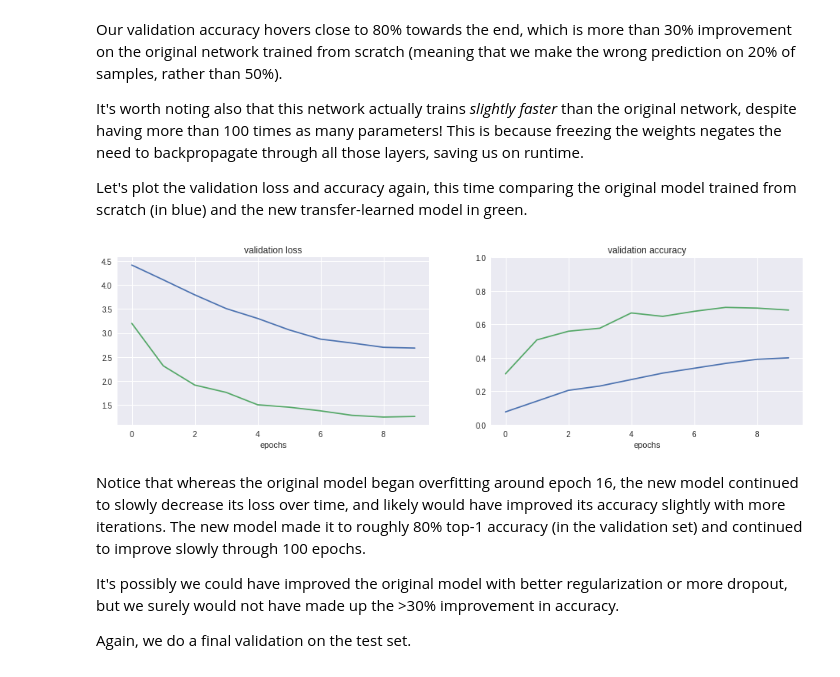
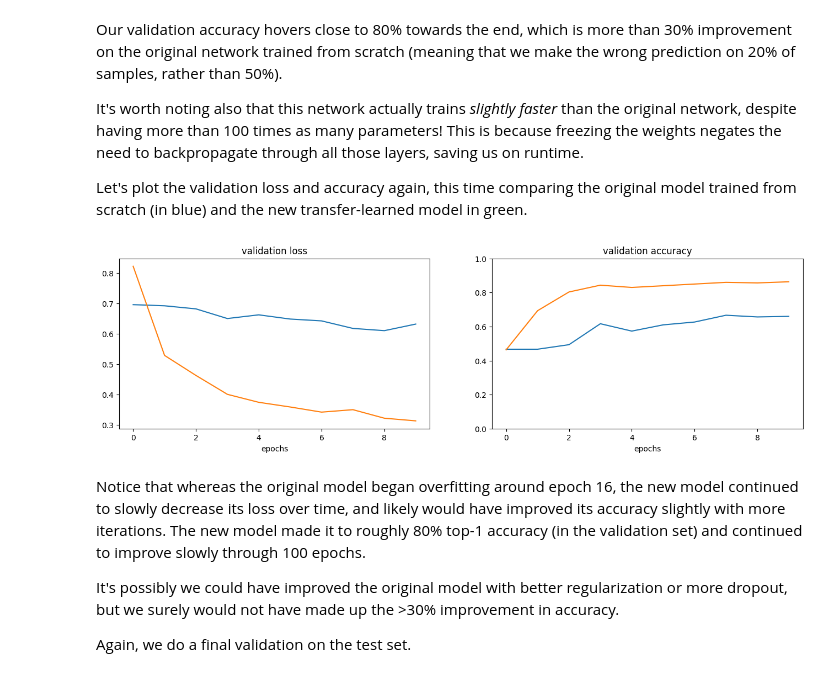
Before and after one commit to souzamichel/transfer-learning, a Jupyter notebook: transfer-learning.ipynb, the cells around one changed output. Saved outputs shown, nothing was run; the diff lists cells and outputs as text; code cells hidden in the pictures.

```diff
--- a/transfer-learning.ipynb
+++ b/transfer-learning.ipynb
@@ -435,21 +474,21 @@ Let's plot the validation loss and accuracy again, this time comparing the origi
 # %%
 fig = plt.figure(figsize=(16,4))
 ax = fig.add_subplot(121)
 ax.plot(history.history["val_loss"])
 ax.plot(history2.history["val_loss"])
 ax.set_title("validation loss")
 ax.set_xlabel("epochs")
 
 ax2 = fig.add_subplot(122)
-ax2.plot(history.history["val_acc"])
-ax2.plot(history2.history["val_acc"])
+ax2.plot(history.history["val_accuracy"])
+ax2.plot(history2.history["val_accuracy"])
 ax2.set_title("validation accuracy")
 ax2.set_xlabel("epochs")
 ax2.set_ylim(0, 1)
 
 plt.show()
 # %% [output]
-[figure, old version]
+[figure, new version]
 # %% [markdown]
 Notice that whereas the original model began overfitting around epoch 16, the new model continued to slowly decrease its loss over time, and likely would have improved its accuracy slightly with more iterations. The new model made it to roughly 80% top-1 accuracy (in the validation set) and continued to improve slowly through 100 epochs.
 
```
Also changed, not shown: parts of 17 cells of this notebook.
